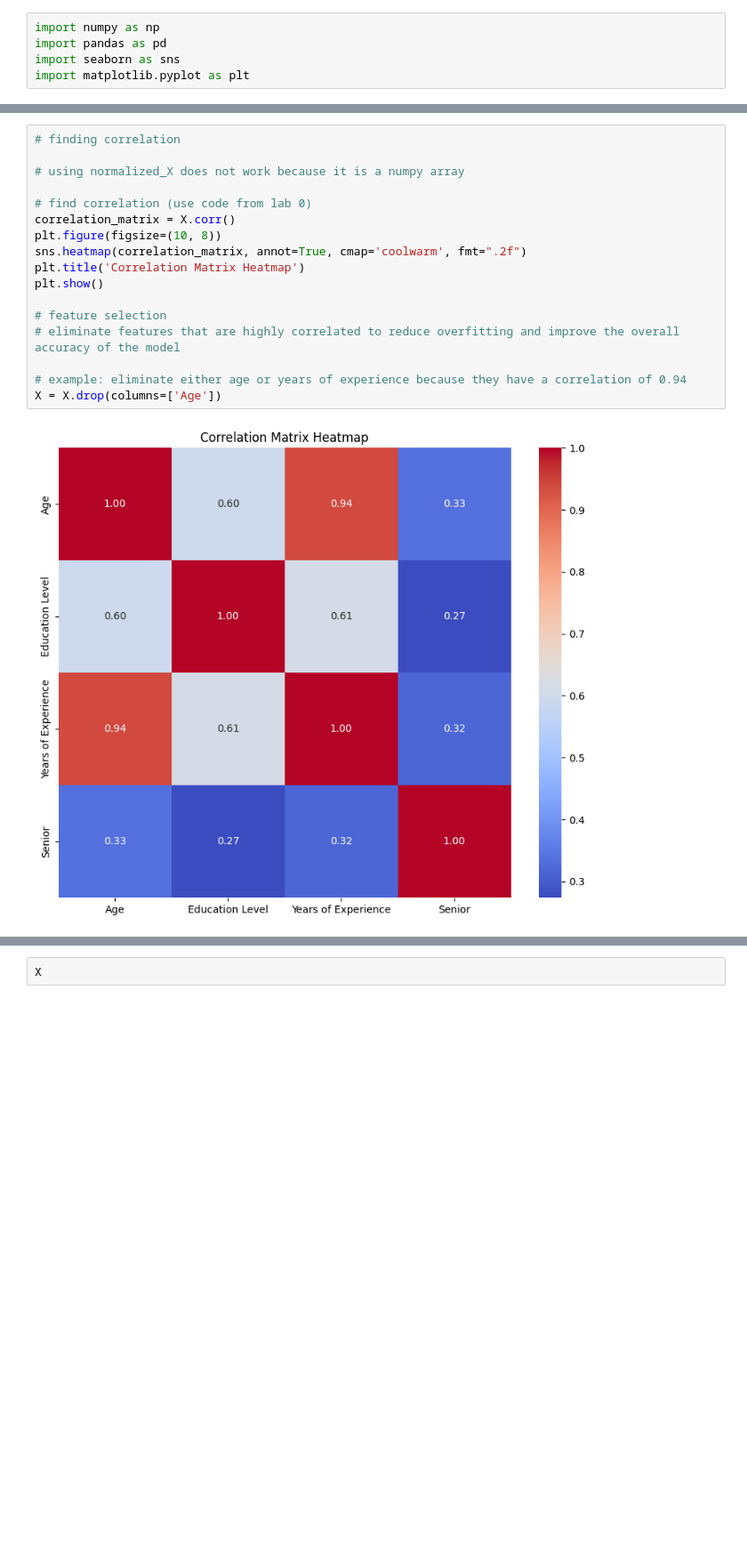
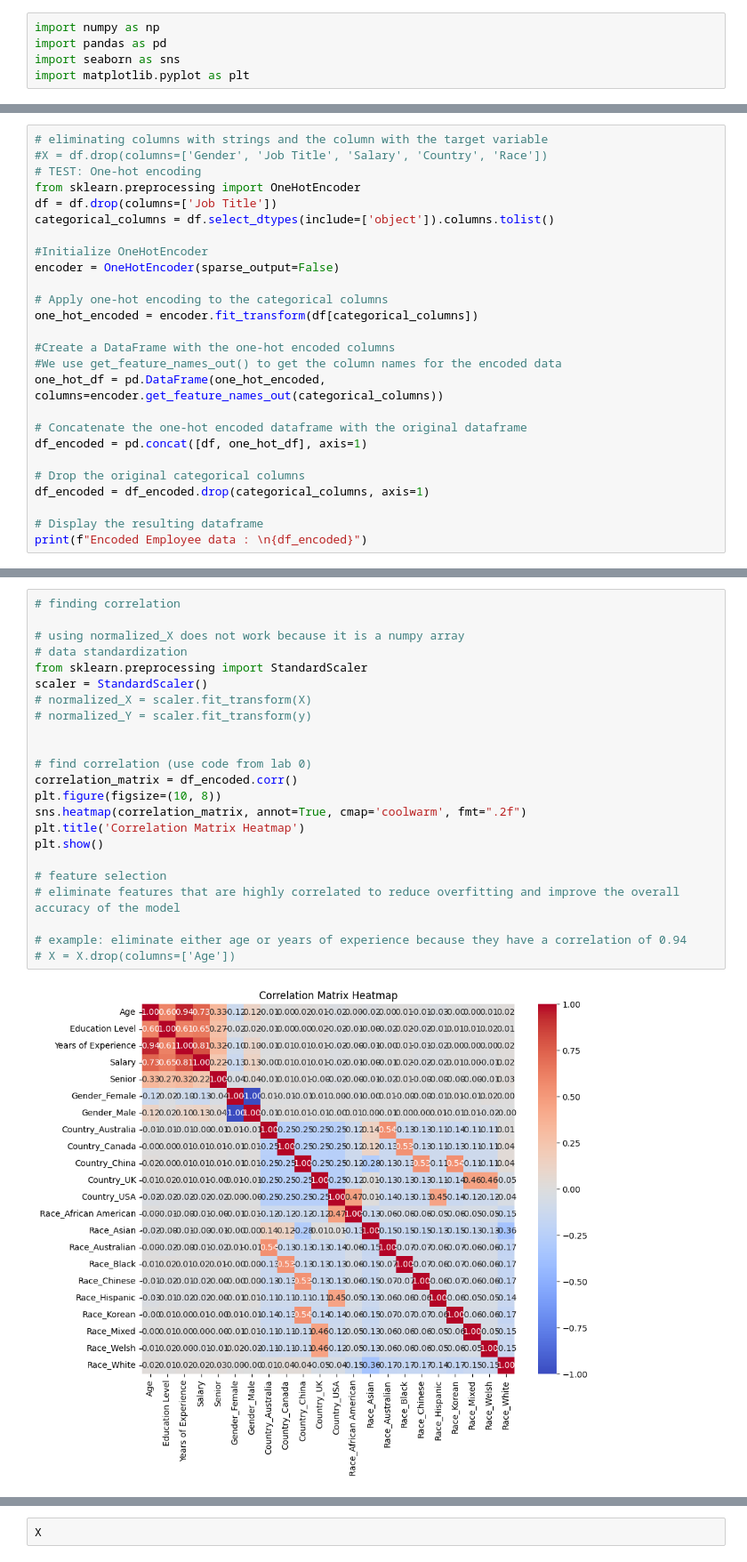
Before and after one commit to ruohan8/ECS171Project, a Jupyter notebook: Project.ipynb, the cells around one changed output, grey strips where cells are left out. Shown: that part at 89% size. Saved outputs shown, nothing was run; the diff lists cells and outputs as text; blank space fills up the shorter version.

Commit message:
encoding code

```diff
--- a/Project.ipynb
+++ b/Project.ipynb
@@ -58,0 +97,26 @@ None
+# %%
+# eliminating columns with strings and the column with the target variable
+#X = df.drop(columns=['Gender', 'Job Title', 'Salary', 'Country', 'Race'])
+# TEST: One-hot encoding
+from sklearn.preprocessing import OneHotEncoder
+df = df.drop(columns=['Job Title'])
+categorical_columns = df.select_dtypes(include=['object']).columns.tolist()
+
+#Initialize OneHotEncoder
+encoder = OneHotEncoder(sparse_output=False)
+
+# Apply one-hot encoding to the categorical columns
+one_hot_encoded = encoder.fit_transform(df[categorical_columns])
+
+#Create a DataFrame with the one-hot encoded columns
+#We use get_feature_names_out() to get the column names for the encoded data
+one_hot_df = pd.DataFrame(one_hot_encoded, columns=encoder.get_feature_names_out(categorical_columns))
+
+# Concatenate the one-hot encoded dataframe with the original dataframe
+df_encoded = pd.concat([df, one_hot_df], axis=1)
+
+# Drop the original categorical columns
+df_encoded = df_encoded.drop(categorical_columns, axis=1)
+
+# Display the resulting dataframe
+print(f"Encoded Employee data : \n{df_encoded}")
@@ -116,22 +198,28 @@ Name: Years of Experience, Length: 69, dtype: float64
 # %%
 # finding correlation
 
 # using normalized_X does not work because it is a numpy array
+# data standardization
+from sklearn.preprocessing import StandardScaler
+scaler = StandardScaler()
+# normalized_X = scaler.fit_transform(X)
+# normalized_Y = scaler.fit_transform(y)
+
 
 # find correlation (use code from lab 0)
-correlation_matrix = X.corr()
+correlation_matrix = df_encoded.corr()
 plt.figure(figsize=(10, 8))
 sns.heatmap(correlation_matrix, annot=True, cmap='coolwarm', fmt=".2f")
 plt.title('Correlation Matrix Heatmap')
 plt.show()
 
 # feature selection
 # eliminate features that are highly correlated to reduce overfitting and improve the overall accuracy of the model
 
 # example: eliminate either age or years of experience because they have a correlation of 0.94
-X = X.drop(columns=['Age'])
+# X = X.drop(columns=['Age'])
 # %% [output]
-[figure, old version]
+[figure, new version]
 # %%
 pd.plotting.scatter_matrix(X, figsize=(12, 8))
 plt.tight_layout()
```
Also changed, not shown: parts of 8 cells of this notebook.
